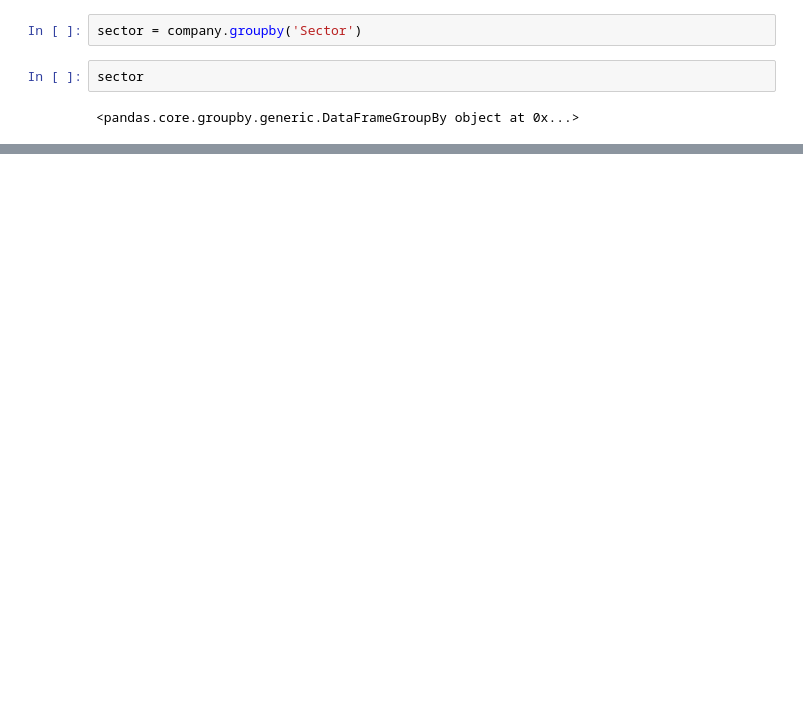
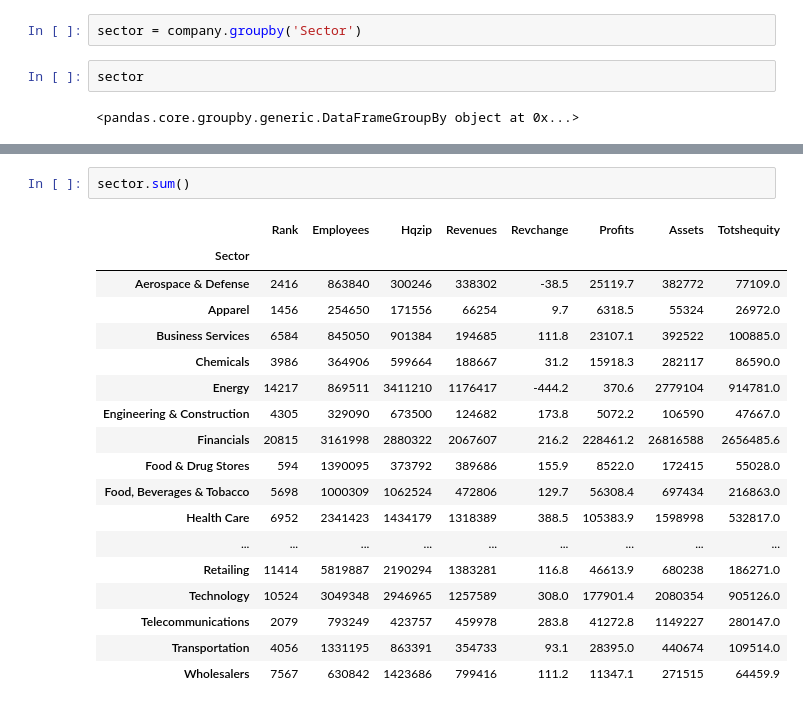
Before and after one commit to dailycodeminskole/FEB_DS_7AM, a Jupyter notebook: 56_GroupBy.ipynb, the cells around one changed output, grey strips where cells are left out. Drawn from its saved outputs; the diff is of its cells as text; blank space fills up the shorter version.

```diff
--- a/56_GroupBy.ipynb
+++ b/56_GroupBy.ipynb
@@ -47,0 +183,21 @@ sector
+# %%
+sector.sum()
+# %% [output]
+|  | Rank | Employees | Hqzip | Revenues | Revchange | Profits | Assets | Totshequity |
+| Sector |  |  |  |  |  |  |  |  |
+| Aerospace & Defense | 2416 | 863840 | 300246 | 338302 | -38.5 | 25119.7 | 382772 | 77109.0 |
+| Apparel | 1456 | 254650 | 171556 | 66254 | 9.7 | 6318.5 | 55324 | 26972.0 |
+| Business Services | 6584 | 845050 | 901384 | 194685 | 111.8 | 23107.1 | 392522 | 100885.0 |
+| Chemicals | 3986 | 364906 | 599664 | 188667 | 31.2 | 15918.3 | 282117 | 86590.0 |
+| Energy | 14217 | 869511 | 3411210 | 1176417 | -444.2 | 370.6 | 2779104 | 914781.0 |
+| Engineering & Construction | 4305 | 329090 | 673500 | 124682 | 173.8 | 5072.2 | 106590 | 47667.0 |
+| Financials | 20815 | 3161998 | 2880322 | 2067607 | 216.2 | 228461.2 | 26816588 | 2656485.6 |
+| Food & Drug Stores | 594 | 1390095 | 373792 | 389686 | 155.9 | 8522.0 | 172415 | 55028.0 |
+| Food, Beverages & Tobacco | 5698 | 1000309 | 1062524 | 472806 | 129.7 | 56308.4 | 697434 | 216863.0 |
+| Health Care | 6952 | 2341423 | 1434179 | 1318389 | 388.5 | 105383.9 | 1598998 | 532817.0 |
+| ... | ... | ... | ... | ... | ... | ... | ... | ... |
+| Retailing | 11414 | 5819887 | 2190294 | 1383281 | 116.8 | 46613.9 | 680238 | 186271.0 |
+| Technology | 10524 | 3049348 | 2946965 | 1257589 | 308.0 | 177901.4 | 2080354 | 905126.0 |
+| Telecommunications | 2079 | 793249 | 423757 | 459978 | 283.8 | 41272.8 | 1149227 | 280147.0 |
+| Transportation | 4056 | 1331195 | 863391 | 354733 | 93.1 | 28395.0 | 440674 | 109514.0 |
+| Wholesalers | 7567 | 630842 | 1423686 | 799416 | 111.2 | 11347.1 | 271515 | 64459.9 |
```
Also changed, not shown: parts of 12 cells of this notebook, 1 other file.
